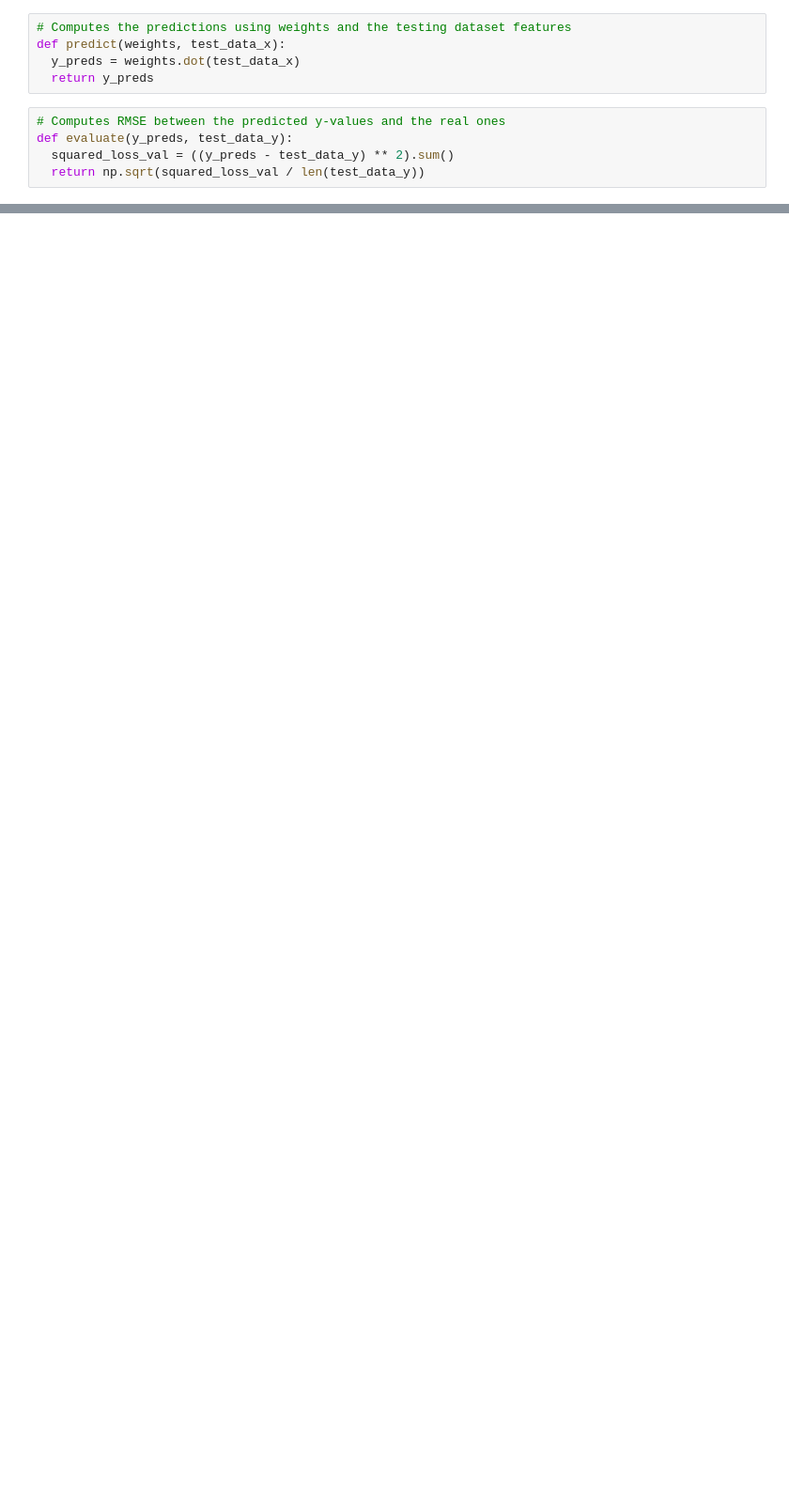
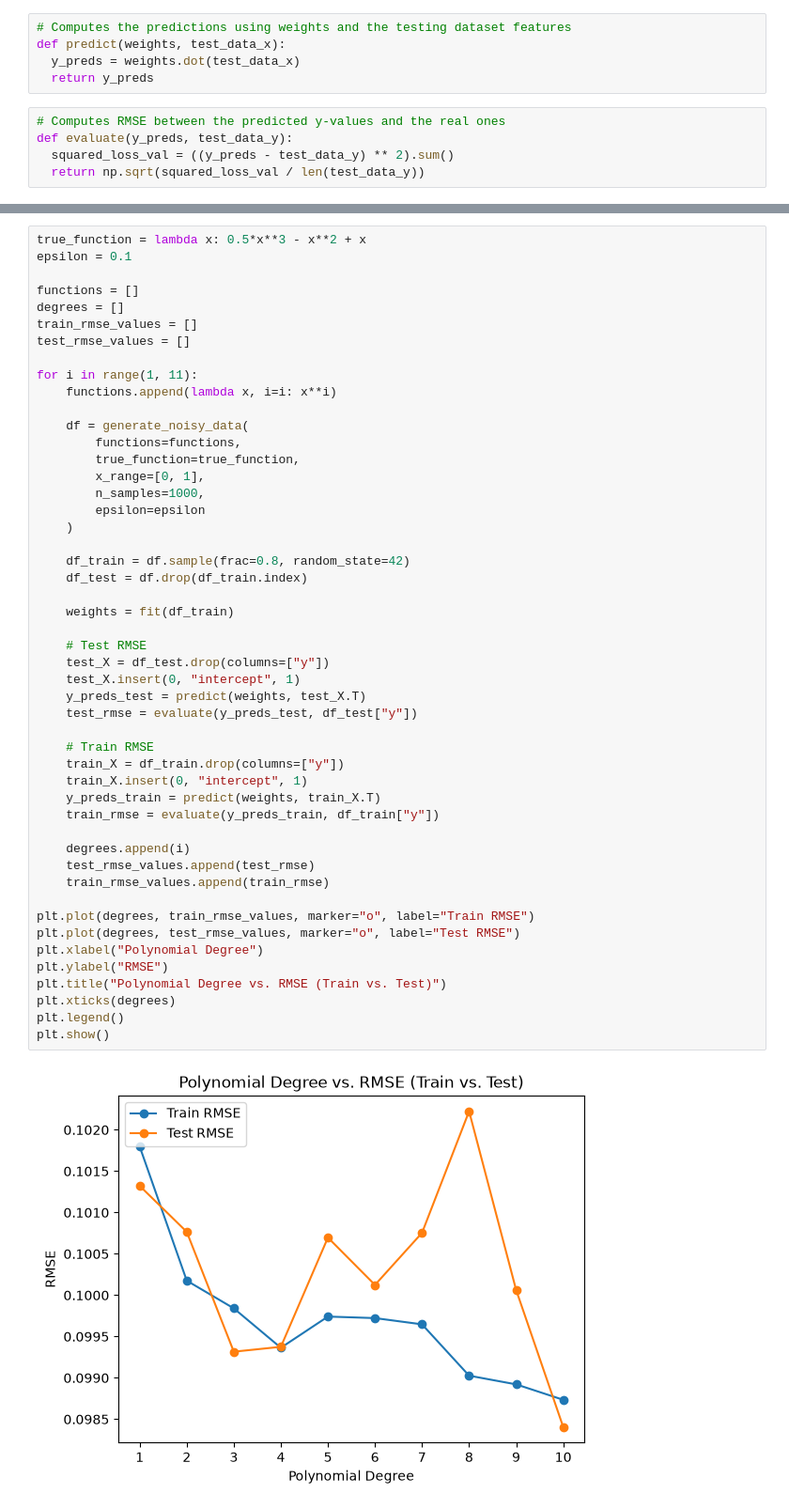
Before and after one commit to dburkhart07/CS-6220, a Jupyter notebook: homework2/homework2.ipynb, the cells around one changed output, grey strips where cells are left out. Shown at 94% size. Drawn from its saved outputs; the diff is of its cells as text; blank space fills up the shorter version.

```diff
--- a/homework2/homework2.ipynb
+++ b/homework2/homework2.ipynb
@@ -79,0 +182,51 @@ def evaluate(y_preds, test_data_y):
+# %%
+true_function = lambda x: 0.5*x**3 - x**2 + x
+epsilon = 0.1
+
+functions = []
+degrees = []
+train_rmse_values = []
+test_rmse_values = []
+
+for i in range(1, 11):
+    functions.append(lambda x, i=i: x**i)
+
+    df = generate_noisy_data(
+        functions=functions,
+        true_function=true_function,
+        x_range=[0, 1],
+        n_samples=1000,
+        epsilon=epsilon
+    )
+
+    df_train = df.sample(frac=0.8, random_state=42)
+    df_test = df.drop(df_train.index)
+
+    weights = fit(df_train)
+
+    # Test RMSE
+    test_X = df_test.drop(columns=["y"])
+    test_X.insert(0, "intercept", 1)
+    y_preds_test = predict(weights, test_X.T)
+    test_rmse = evaluate(y_preds_test, df_test["y"])
+
+    # Train RMSE
+    train_X = df_train.drop(columns=["y"])
+    train_X.insert(0, "intercept", 1)
+    y_preds_train = predict(weights, train_X.T)
+    train_rmse = evaluate(y_preds_train, df_train["y"])
+
+    degrees.append(i)
+    test_rmse_values.append(test_rmse)
+    train_rmse_values.append(train_rmse)
+
+plt.plot(degrees, train_rmse_values, marker="o", label="Train RMSE")
+plt.plot(degrees, test_rmse_values, marker="o", label="Test RMSE")
+plt.xlabel("Polynomial Degree")
+plt.ylabel("RMSE")
+plt.title("Polynomial Degree vs. RMSE (Train vs. Test)")
+plt.xticks(degrees)
+plt.legend()
+plt.show()
+# %% [output]
+[figure, added]
```
Also changed, not shown: parts of 15 cells of this notebook, 2 other files.
